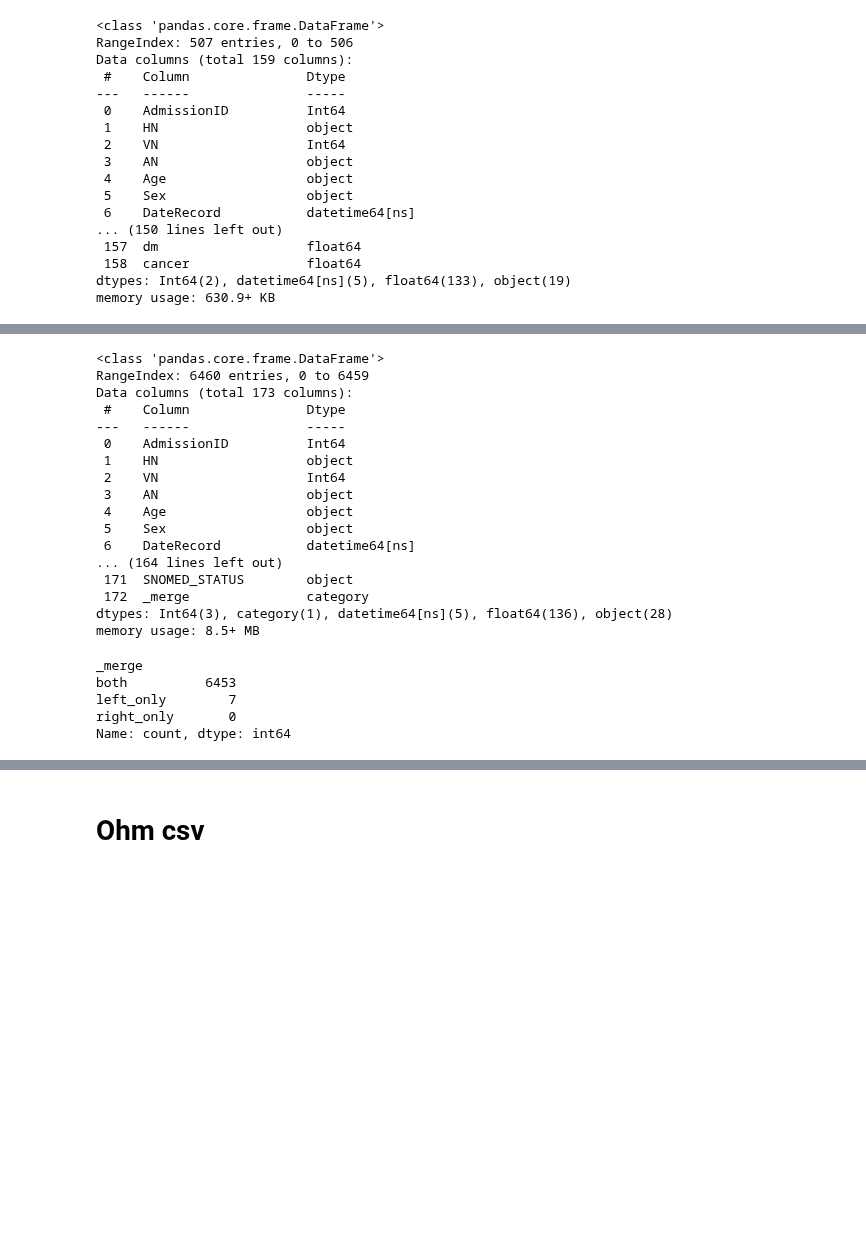
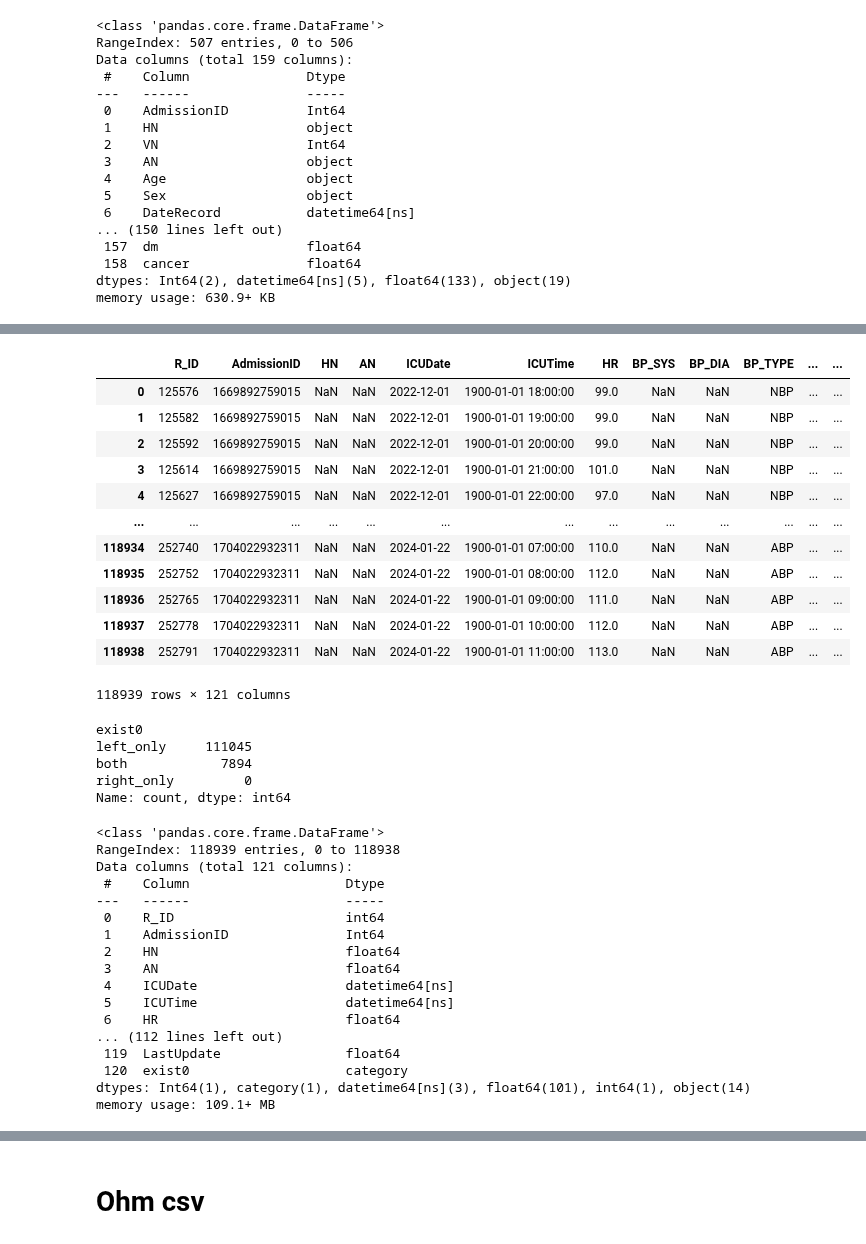
Before and after one commit to Tonry12/Data_joyx2, a Jupyter notebook: mergeSmart_ICU_tonnaw.ipynb, the cells around one changed output, grey strips where cells are left out. Saved outputs shown, nothing was run; the diff lists cells and outputs as text; code cells hidden in the pictures; blank space fills up the shorter version.

```diff
--- a/mergeSmart_ICU_tonnaw.ipynb
+++ b/mergeSmart_ICU_tonnaw.ipynb
@@ -1317,30 +911,48 @@ memory usage: 630.9+ KB
 # %%
-tn1 = pd.merge(tn, snomed, on=['AN','HN'], how='left', suffixes=("","_snomed"), indicator=True)
+bi = pd.merge(bedccr, intake_output,
+              on=['AdmissionID', 'ICUDate'],
+              how='left', suffixes=("","_io"), indicator='exist0')
+# %%
+bi
+# %% [output]
+|  | R_ID | AdmissionID | HN | AN | ICUDate | ICUTime | HR | BP_SYS | BP_DIA | BP_TYPE | ... | ... |
+| 0 | 125576 | 1669892759015 | NaN | NaN | 2022-12-01 | 1900-01-01 18:00:00 | 99.0 | NaN | NaN | NBP | ... | ... |
+| 1 | 125582 | 1669892759015 | NaN | NaN | 2022-12-01 | 1900-01-01 19:00:00 | 99.0 | NaN | NaN | NBP | ... | ... |
+| 2 | 125592 | 1669892759015 | NaN | NaN | 2022-12-01 | 1900-01-01 20:00:00 | 99.0 | NaN | NaN | NBP | ... | ... |
+| 3 | 125614 | 1669892759015 | NaN | NaN | 2022-12-01 | 1900-01-01 21:00:00 | 101.0 | NaN | NaN | NBP | ... | ... |
+| 4 | 125627 | 1669892759015 | NaN | NaN | 2022-12-01 | 1900-01-01 22:00:00 | 97.0 | NaN | NaN | NBP | ... | ... |
+| ... | ... | ... | ... | ... | ... | ... | ... | ... | ... | ... | ... | ... |
+| 118934 | 252740 | 1704022932311 | NaN | NaN | 2024-01-22 | 1900-01-01 07:00:00 | 110.0 | NaN | NaN | ABP | ... | ... |
+| 118935 | 252752 | 1704022932311 | NaN | NaN | 2024-01-22 | 1900-01-01 08:00:00 | 112.0 | NaN | NaN | ABP | ... | ... |
+| 118936 | 252765 | 1704022932311 | NaN | NaN | 2024-01-22 | 1900-01-01 09:00:00 | 111.0 | NaN | NaN | ABP | ... | ... |
+| 118937 | 252778 | 1704022932311 | NaN | NaN | 2024-01-22 | 1900-01-01 10:00:00 | 112.0 | NaN | NaN | ABP | ... | ... |
+| 118938 | 252791 | 1704022932311 | NaN | NaN | 2024-01-22 | 1900-01-01 11:00:00 | 113.0 | NaN | NaN | ABP | ... | ... |
+118939 rows × 121 columns
+# %%
+bi["exist0"].value_counts()
+# %% [output]
+exist0
+left_only     111045
+both            7894
+right_only         0
+Name: count, dtype: int64
 # %%
-tn1.info(verbose=True)
+bi.info(verbose=True)
 # %% [output]
 <class 'pandas.core.frame.DataFrame'>
-RangeIndex: 6460 entries, 0 to 6459
-Data columns (total 173 columns):
- #    Column               Dtype
----   ------               -----
- 0    AdmissionID          Int64
- 1    HN                   object
- 2    VN                   Int64
- 3    AN                   object
- 4    Age                  object
- 5    Sex                  object
- 6    DateRecord           datetime64[ns]
-... (164 lines left out)
- 171  SNOMED_STATUS        object
- 172  _merge               category
-dtypes: Int64(3), category(1), datetime64[ns](5), float64(136), object(28)
-memory usage: 8.5+ MB
+RangeIndex: 118939 entries, 0 to 118938
+Data columns (total 121 columns):
+ #    Column                    Dtype
+---   ------                    -----
+ 0    R_ID                      int64
+ 1    AdmissionID               Int64
+ 2    HN                        float64
+ 3    AN                        float64
+ 4    ICUDate                   datetime64[ns]
+ 5    ICUTime                   datetime64[ns]
+ 6    HR                        float64
+... (112 lines left out)
+ 119  LastUpdate                float64
+ 120  exist0                    category
+dtypes: Int64(1), category(1), datetime64[ns](3), float64(101), int64(1), object(14)
+memory usage: 109.1+ MB
-# %%
-tn1["_merge"].value_counts()
-# %% [output]
-_merge
-both          6453
-left_only        7
-right_only       0
-Name: count, dtype: int64
```
Also changed, not shown: parts of 68 cells of this notebook.
